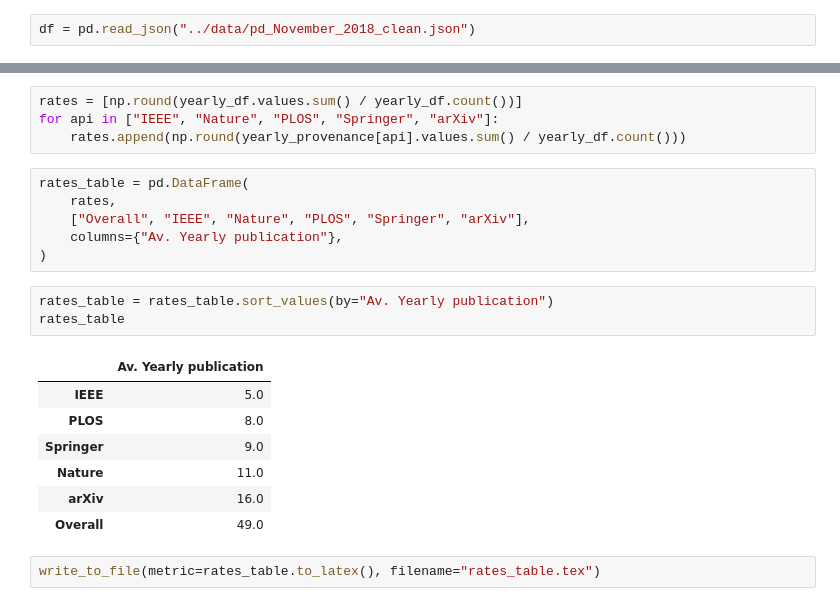
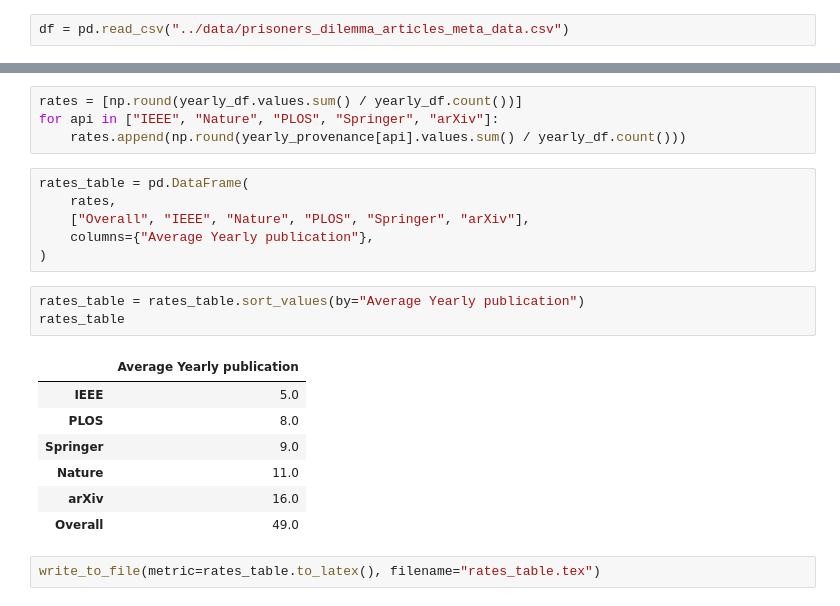
Before and after one commit to Nikoleta-v3/bibliometric-study-of-the-prisoners-dilemma, a Jupyter notebook: src/nbs/1. General & Temporal Analysis.ipynb, the cells around one changed output, grey strips where cells are left out. Saved outputs shown, nothing was run; the diff lists cells and outputs as text.

```diff
--- a/src/nbs/1. General & Temporal Analysis.ipynb
+++ b/src/nbs/1. General & Temporal Analysis.ipynb
@@ -22,7 +22,7 @@ matplotlib.rc("font", **font)
 General & Temporial Analysis
 ===================
 # %%
-df = pd.read_json("../data/pd_November_2018_clean.json")
+df = pd.read_csv("../data/prisoners_dilemma_articles_meta_data.csv")
 # %%
 df = df.replace("None", np.nan)
 # %% [markdown]
@@ -231,13 +239,13 @@ for api in ["IEEE", "Nature", "PLOS", "Springer", "arXiv"]:
 rates_table = pd.DataFrame(
     rates,
     ["Overall", "IEEE", "Nature", "PLOS", "Springer", "arXiv"],
-    columns={"Av. Yearly publication"},
+    columns={"Average Yearly publication"},
 )
 # %%
-rates_table = rates_table.sort_values(by="Av. Yearly publication")
+rates_table = rates_table.sort_values(by="Average Yearly publication")
 rates_table
 # %% [output]
-|  | Av. Yearly publication |
+|  | Average Yearly publication |
 | IEEE | 5.0 |
 | PLOS | 8.0 |
 | Springer | 9.0 |
```
Also changed, not shown: parts of 9 cells of this notebook, 7 other files.
